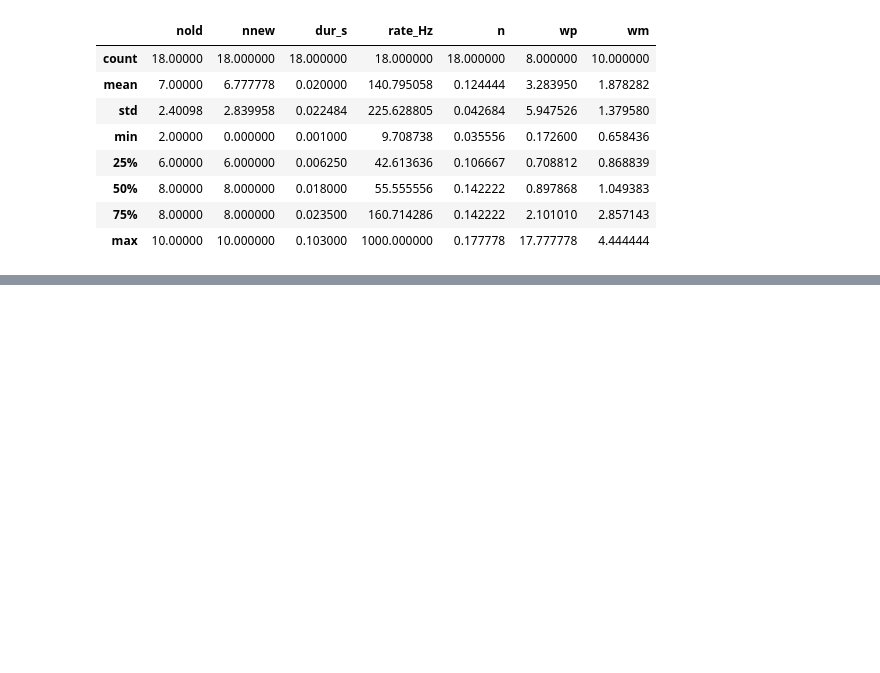
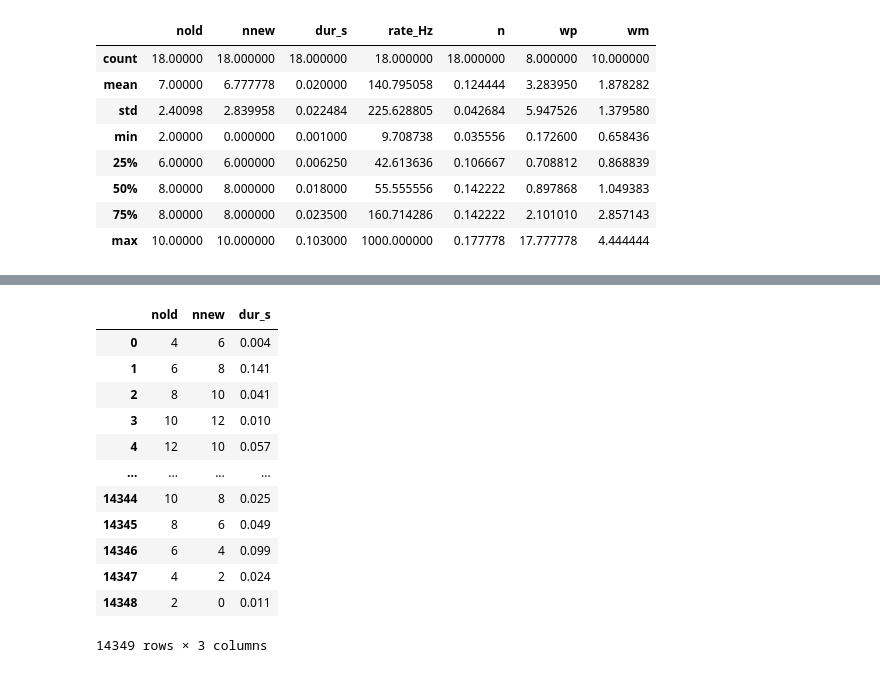
Before and after one commit to timtyree/bgmc, a Jupyter notebook: python/computing birth death rates of the particle model.ipynb, the cells around one changed output, grey strips where cells are left out. Cells and saved outputs as stored; diff of their text form; code cells hidden in the pictures; blank space fills up the shorter version.

```diff
--- a/python/computing birth death rates of the particle model.ipynb
+++ b/python/computing birth death rates of the particle model.ipynb
@@ -1121,0 +1271,24 @@ df_rates = pd.DataFrame(dict_lst); del dict_lst
+# %%
+folder = f"{nb_dir}/data/osg_output/run_49"
+lst_fk = []
+lst_lr = []
+D_lr = 0.42 #cm^2/s
+D_fk = 0.115 #cm^2/s
+D_fk = 0.048 #cm^2/s wrong one
+for fn in [x for x in os.listdir(folder) if x.find('.out.')!=-1]:
+    pass
+# %%
+#find lineno of inputs/outputs
+printing_input_lineno = -1
+printing_output_lineno = -1
+with open(os.path.join(folder,fn),'r') as f:
+    for i,line in enumerate(f):
+        if line.find('Printing Inputs:')!=-1:
+            printing_input_lineno=i
+        if line.find('Printing Outputs:')!=-1:
+            printing_output_lineno=i
+if printing_input_lineno>-1 and printing_output_lineno>-1:
+    pass
+# %%
+with open(os.path.join(folder,fn), 'r') as f:
+    lines = f.readlines()
@@ -1121,0 +1319,20 @@ df_rates = pd.DataFrame(dict_lst); del dict_lst
+# %%
+#parse dfn out
+csv_data = ''.join(lines[printing_output_lineno+3:-2])
+data_io = StringIO(csv_data)
+df_out = pd.read_csv(data_io)
+df_out
+# %% [output]
+|  | nold | nnew | dur_s |
+| 0 | 4 | 6 | 0.004 |
+| 1 | 6 | 8 | 0.141 |
+| 2 | 8 | 10 | 0.041 |
+| 3 | 10 | 12 | 0.010 |
+| 4 | 12 | 10 | 0.057 |
+| ... | ... | ... | ... |
+| 14344 | 10 | 8 | 0.025 |
+| 14345 | 8 | 6 | 0.049 |
+| 14346 | 6 | 4 | 0.099 |
+| 14347 | 4 | 2 | 0.024 |
+| 14348 | 2 | 0 | 0.011 |
+14349 rows × 3 columns
```
Also changed, not shown: parts of 20 cells of this notebook, 7 other files.
